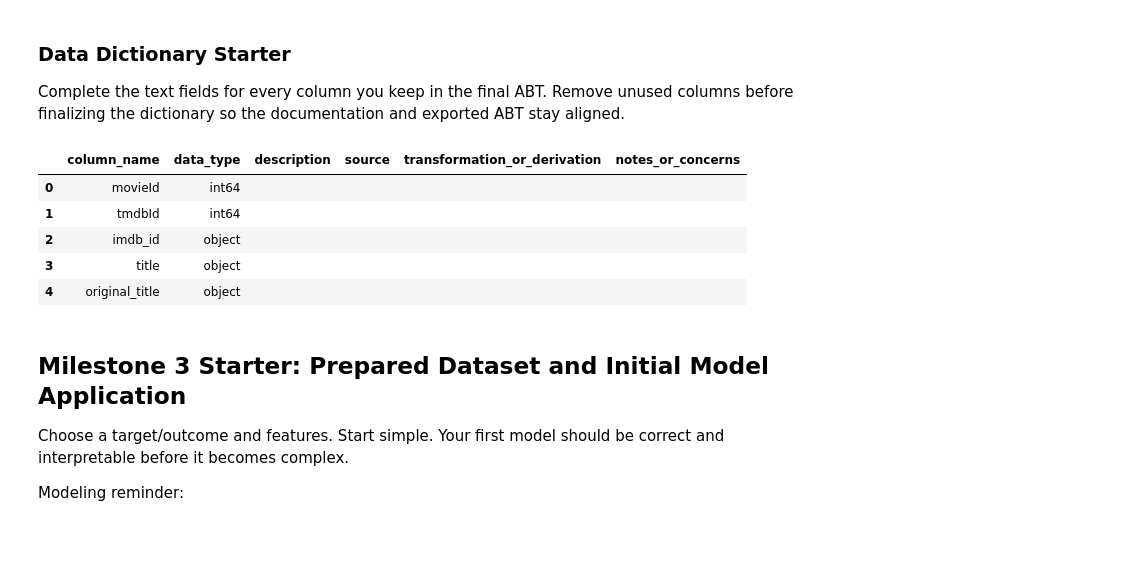
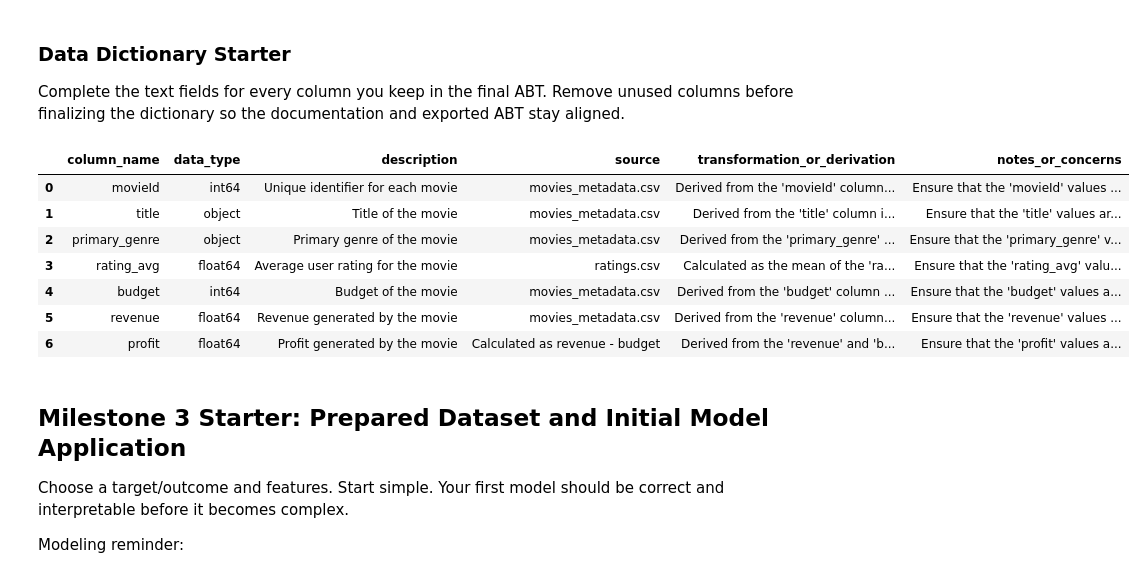
Before and after one commit to mlholg99/ban6003-project-movie-template-Meagan_Holguin, a Jupyter notebook: notebooks/movies_project_starter.ipynb, the cells around one changed output. Drawn from its saved outputs; the diff is of its cells as text; code cells hidden in the pictures; blank space fills up the shorter version.

```diff
--- a/notebooks/movies_project_starter.ipynb
+++ b/notebooks/movies_project_starter.ipynb
@@ -506,6 +506,7 @@ After merging the movies and ratings datasets, I removed rows with missing value
 # %%
 #clean the movie_rating_merged DataFrame and drop missing values
 movie_rating_merged_clean = movie_rating_merged.dropna()
+movie_rating_merged_clean = movie_rating_merged_clean[(movie_rating_merged_clean['budget'] > 0) & (movie_rating_merged_clean['revenue'] > 0)]
 display(movie_rating_merged_clean)
 # %% [output]
 |  | movieId | title | primary_genre | rating | budget | revenue |
@@ -670,23 +601,68 @@ sql_abt_check
 Complete the text fields for every column you keep in the final ABT. Remove unused columns before finalizing the dictionary so the documentation and exported ABT stay aligned.
 # %%
 data_dictionary = pd.DataFrame({
-    "column_name": abt.columns,
-    "data_type": [str(abt[column].dtype) for column in abt.columns],
+    "column_name": movie_rating_merged_abt.columns,
+    "data_type": [str(movie_rating_merged_abt[column].dtype) for column in movie_rating_merged_abt.columns],
     "description": "",
     "source": "",
     "transformation_or_derivation": "",
     "notes_or_concerns": "",
 })
 
+data_dictionary.loc[data_dictionary["column_name"]== "movieId",
+        ["description", "source", "transformation_or_derivation", "notes_or_concerns"]] = [
+    "Unique identifier for each movie",
+    "movies_metadata.csv",
+    "Derived from the 'movieId' column in the movies_metadata.csv file",
+    "Ensure that the 'movieId' values are unique and consistent across all tables."]
+data_dictionary.loc[data_dictionary["column_name"]== "title",
+        ["description", "source", "transformation_or_derivation", "notes_or_concerns"]] = [
+    "Title of the movie",
+    "movies_metadata.csv",
+    "Derived from the 'title' column in the movies_metadata.csv file",
+    "Ensure that the 'title' values are accurate and match the corresponding 'movieId'."]
+data_dictionary.loc[data_dictionary["column_name"]== "primary_genre",
+        ["description", "source", "transformation_or_derivation", "notes_or_concerns"]] = [
+    "Primary genre of the movie",
+    "movies_metadata.csv",
+    "Derived from the 'primary_genre' column in the movies_metadata.csv file",
+    "Ensure that the 'primary_genre' values are consistent and correctly represent the movie's genre."]
+data_dictionary.loc[data_dictionary["column_name"]== "rating_avg",
+        ["description", "source", "transformation_or_derivation", "notes_or_concerns"]] = [
+    "Average user rating for the movie",
+    "ratings.csv",
+    "Calculated as the mean of the 'rating' values for each movie in the ratings.csv file",
+    "Ensure that the 'rating_avg' values are accurate and reflect the overall user sentiment."]
+data_dictionary.loc[data_dictionary["column_name"]== "budget",
+        ["description", "source", "transformation_or_derivation", "notes_or_concerns"]] = [
+    "Budget of the movie",
+    "movies_metadata.csv",
+    "Derived from the 'budget' column in the movies_metadata.csv file",
+    "Ensure that the 'budget' values are accurate and represent the actual production costs."]
+data_dictionary.loc[data_dictionary["column_name"]== "revenue",
+        ["description", "source", "transformation_or_derivation", "notes_or_concerns"]] = [
+    "Revenue generated by the movie",
+    "movies_metadata.csv",
+    "Derived from the 'revenue' column in the movies_metadata.csv file",
+    "Ensure that the 'revenue' values are accurate and represent the actual earnings from the movie."]
+data_dictionary.loc[data_dictionary["column_name"]== "profit",
+        ["description", "source", "transformation_or_derivation", "notes_or_concerns"]] = [
+    "Profit generated by the movie",
+    "Calculated as revenue - budget",
+    "Derived from the 'revenue' and 'budget' columns in the movies_metadata.csv file",
+    "Ensure that the 'profit' values are accurate and reflect the actual financial performance of the movie."]
+
 # Hint: use .loc[] to document one column at a time, following the Week 11 pattern.
-data_dictionary.head()
+data_dictionary
 # %% [output]
 |  | column_name | data_type | description | source | transformation_or_derivation | notes_or_concerns |
-| 0 | movieId | int64 |  |  |  |  |
-| 1 | tmdbId | int64 |  |  |  |  |
-| 2 | imdb_id | object |  |  |  |  |
-| 3 | title | object |  |  |  |  |
-| 4 | original_title | object |  |  |  |  |
+| 0 | movieId | int64 | Unique identifier for each movie | movies_metadata.csv | Derived from the 'movieId' column... | Ensure that the 'movieId' values ... |
+| 1 | title | object | Title of the movie | movies_metadata.csv | Derived from the 'title' column i... | Ensure that the 'title' values ar... |
+| 2 | primary_genre | object | Primary genre of the movie | movies_metadata.csv | Derived from the 'primary_genre' ... | Ensure that the 'primary_genre' v... |
+| 3 | rating_avg | float64 | Average user rating for the movie | ratings.csv | Calculated as the mean of the 'ra... | Ensure that the 'rating_avg' valu... |
+| 4 | budget | int64 | Budget of the movie | movies_metadata.csv | Derived from the 'budget' column ... | Ensure that the 'budget' values a... |
+| 5 | revenue | float64 | Revenue generated by the movie | movies_metadata.csv | Derived from the 'revenue' column... | Ensure that the 'revenue' values ... |
+| 6 | profit | float64 | Profit generated by the movie | Calculated as revenue - budget | Derived from the 'revenue' and 'b... | Ensure that the 'profit' values a... |
 # %% [markdown]
 ## Milestone 3 Starter: Prepared Dataset and Initial Model Application
 
```
Also changed, not shown: parts of 6 cells of this notebook.
